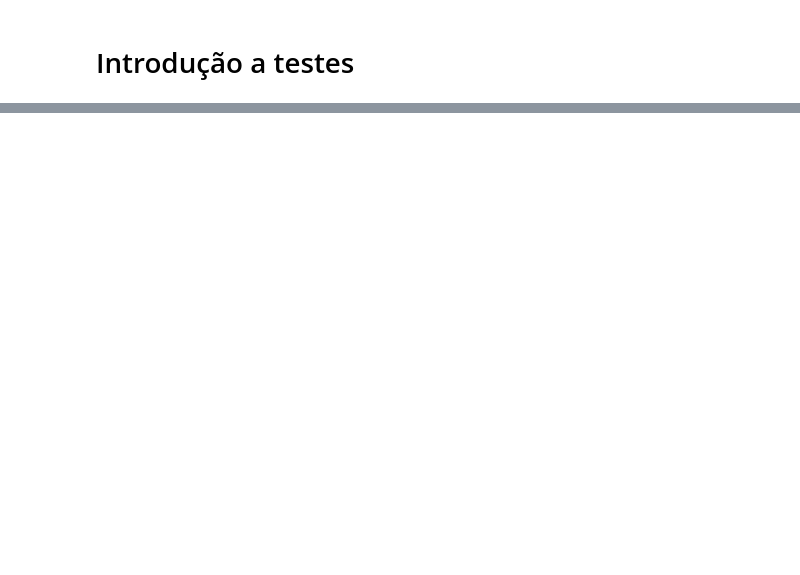
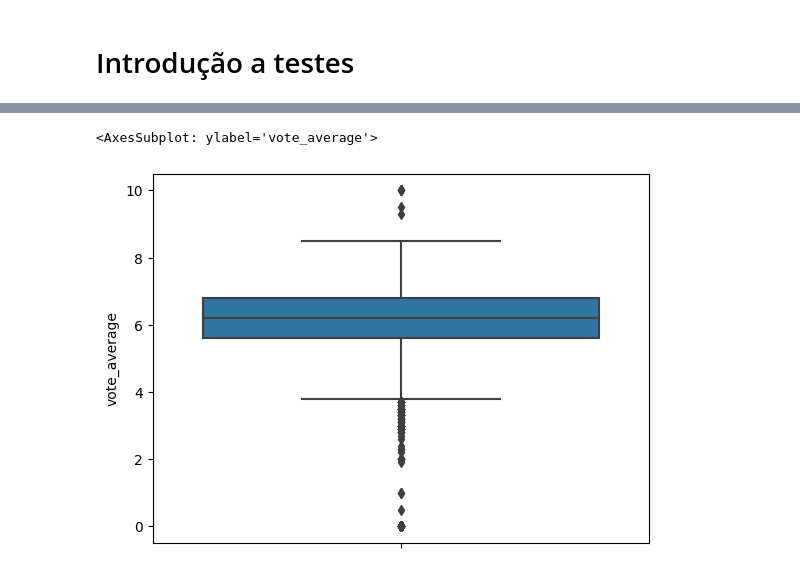
Before and after one commit to fcardosoo/Alura-011-Data-Science-testes-estat-sticos-com-Python, a Jupyter notebook: Data-science-Introducao-a-testes.ipynb, the cells around one changed output, grey strips where cells are left out. Cells and saved outputs as stored; diff of their text form; code cells hidden in the pictures; blank space fills up the shorter version.

```diff
--- a/Data-science-Introducao-a-testes.ipynb
+++ b/Data-science-Introducao-a-testes.ipynb
@@ -61,0 +34,5 @@ Text(0.5, 1.0, 'Média de votos em filmes no TMDB 5000')
+# %%
+sns.boxplot(y = tmdb.vote_average)
+# %% [output]
+<AxesSubplot: ylabel='vote_average'>
+[figure, added]
```
Also changed, not shown: parts of 4 cells of this notebook.
